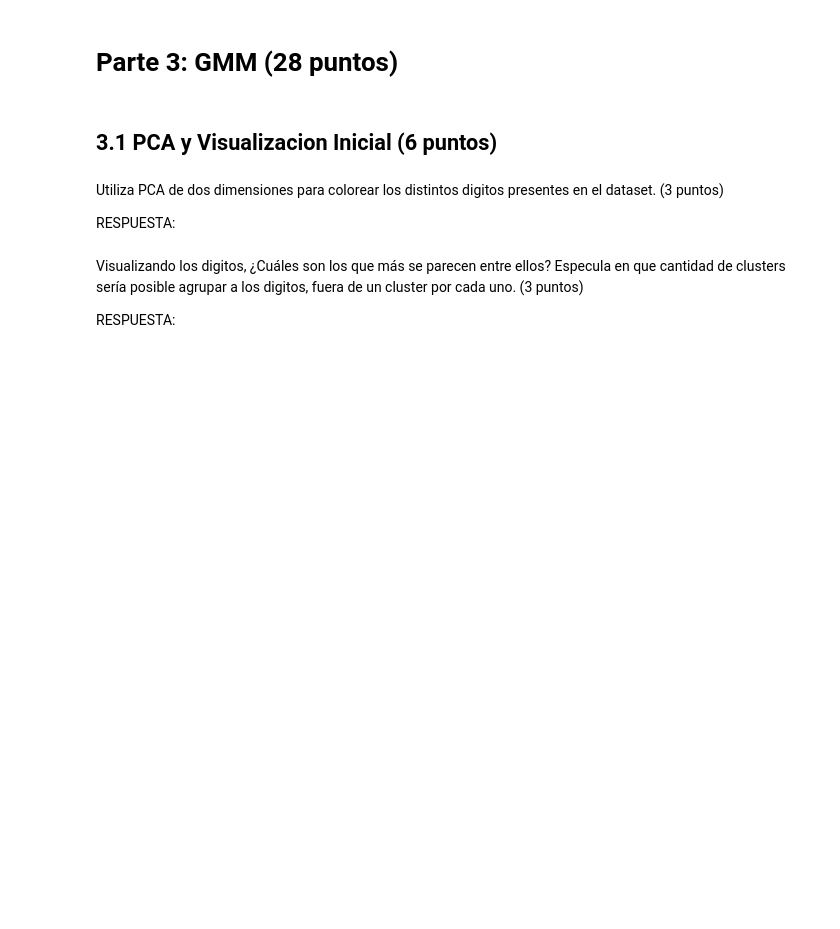
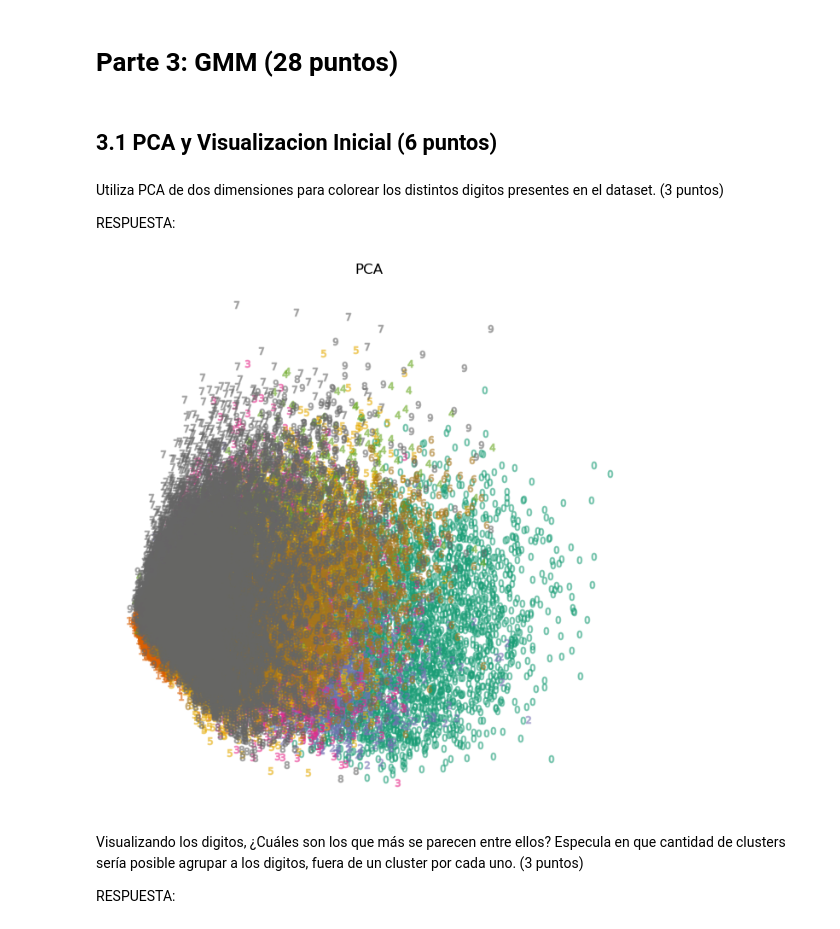
Before and after one commit to pedrozavalat/iic2433-tareas, a Jupyter notebook: t3/T3-PedroPabloZavalaTejos.ipynb, the cells around one changed output. Drawn from its saved outputs; the diff is of its cells as text; code cells hidden in the pictures; blank space fills up the shorter version.

```diff
--- a/t3/T3-PedroPabloZavalaTejos.ipynb
+++ b/t3/T3-PedroPabloZavalaTejos.ipynb
@@ -149,6 +150,27 @@ El objetivo de este criterio tiene como fin encontrar un valor que determine el
 Utiliza PCA de dos dimensiones para colorear los distintos digitos presentes en el dataset. (3 puntos)
 
 RESPUESTA:
+# %%
+pca = PCA(n_components=2)
+X_reduced = pca.fit_transform(X_scaled)
+# %%
+# Grafico que ilustra el PCA de dos dimensiones coloreado los distintos digitos de 0 a 9
+def plot_embedding(X,title):
+    _, ax = plt.subplots(figsize=(8, 8))
+
+    for digit in np.unique(y):
+        ax.scatter(
+            *X[y == digit].T,
+            marker=f"${digit}$",
+            color=plt.cm.Dark2(digit),
+            alpha=0.420,
+        )
+    ax.set_title(title)
+    ax.axis("off")
+# %%
+plot_embedding(X_reduced, "PCA")
+# %% [output]
+[figure, added]
 # %% [markdown]
 Visualizando los digitos, ¿Cuáles son los que más se parecen entre ellos? Especula en que cantidad de clusters sería posible agrupar a los digitos, fuera de un cluster por cada uno. (3 puntos)
 
```
Also changed, not shown: parts of 6 cells of this notebook.
